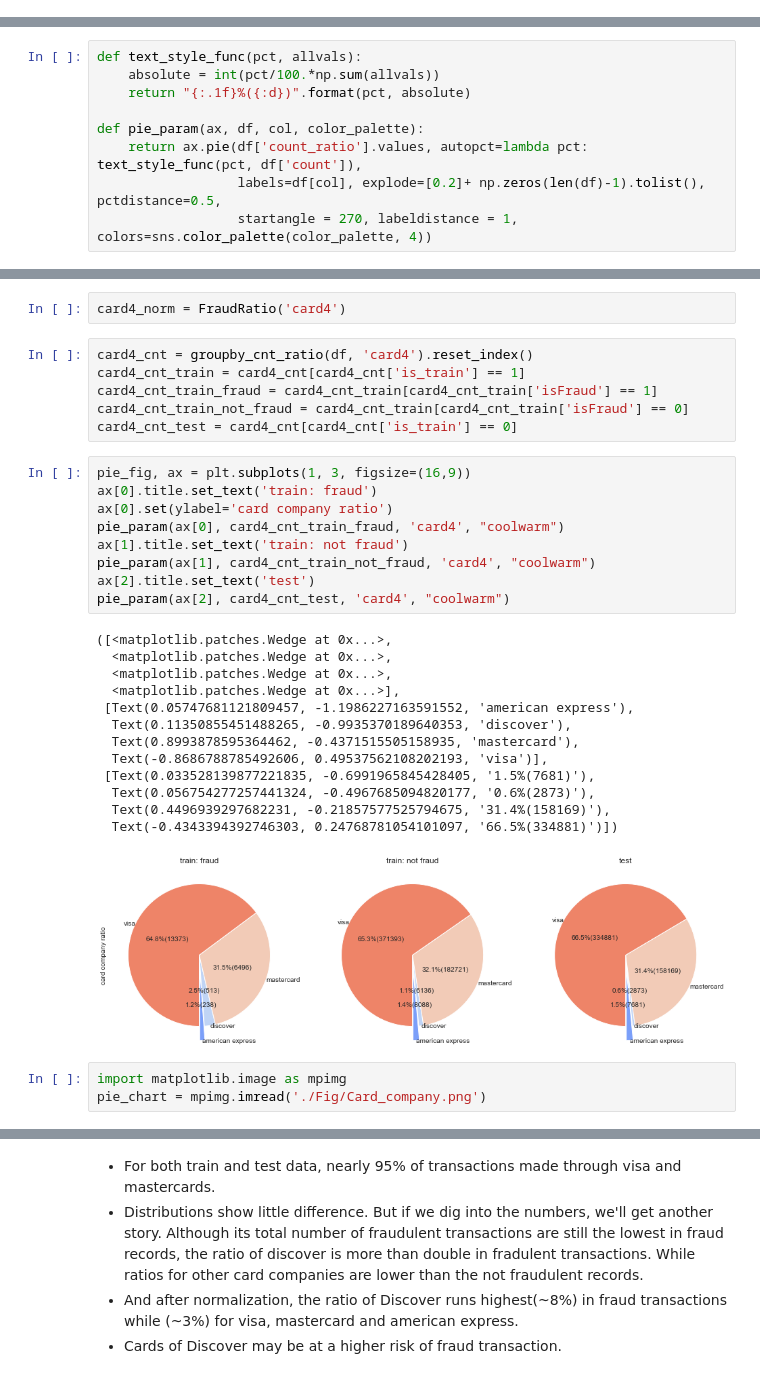
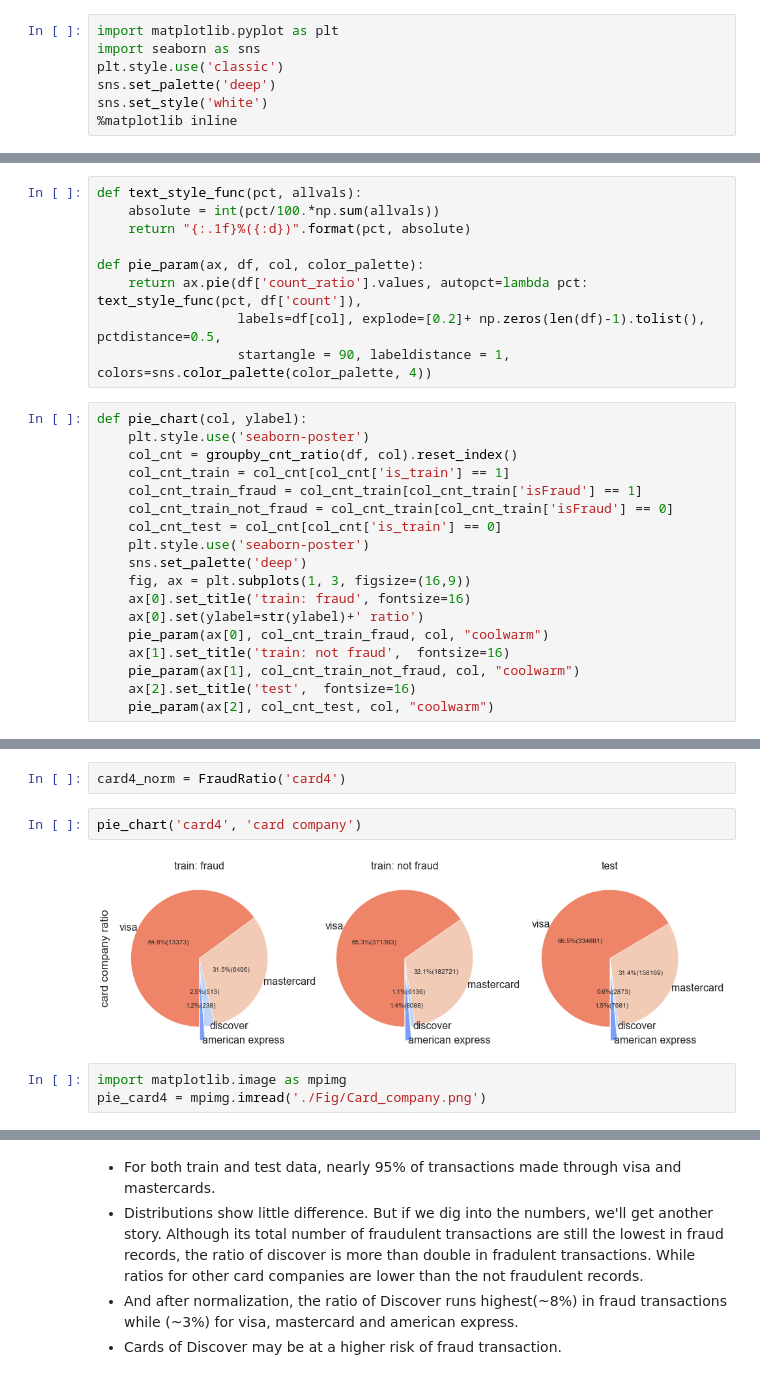
Before and after one commit to xinquan-wang/IEEE-CIS_Fraud_Detection, a Jupyter notebook: IEEE-CIS Fraud Detection.ipynb, the cells around one changed output, grey strips where cells are left out. Cells and saved outputs as stored; diff of their text form.

```diff
--- a/IEEE-CIS Fraud Detection.ipynb
+++ b/IEEE-CIS Fraud Detection.ipynb
@@ -41,6 +41,13 @@ plt.style.use('classic')
 sns.set_palette('deep')
 sns.set_style('white')
 %matplotlib inline
+# %%
+import matplotlib.pyplot as plt
+import seaborn as sns
+plt.style.use('classic')
+sns.set_palette('deep')
+sns.set_style('white')
+%matplotlib inline
 # %%
 print(plt.style.available)
 # %% [output]
@@ -311,4 +256,22 @@ def text_style_func(pct, allvals):
 def pie_param(ax, df, col, color_palette):
     return ax.pie(df['count_ratio'].values, autopct=lambda pct: text_style_func(pct, df['count']),
                   labels=df[col], explode=[0.2]+ np.zeros(len(df)-1).tolist(), pctdistance=0.5,
-                  startangle = 270, labeldistance = 1, colors=sns.color_palette(color_palette, 4))
+                  startangle = 90, labeldistance = 1, colors=sns.color_palette(color_palette, 4))
+# %%
+def pie_chart(col, ylabel):
+    plt.style.use('seaborn-poster')
+    col_cnt = groupby_cnt_ratio(df, col).reset_index()
+    col_cnt_train = col_cnt[col_cnt['is_train'] == 1]
+    col_cnt_train_fraud = col_cnt_train[col_cnt_train['isFraud'] == 1]
+    col_cnt_train_not_fraud = col_cnt_train[col_cnt_train['isFraud'] == 0]
+    col_cnt_test = col_cnt[col_cnt['is_train'] == 0]
+    plt.style.use('seaborn-poster')
+    sns.set_palette('deep')
+    fig, ax = plt.subplots(1, 3, figsize=(16,9))
+    ax[0].set_title('train: fraud', fontsize=16)
+    ax[0].set(ylabel=str(ylabel)+' ratio')
+    pie_param(ax[0], col_cnt_train_fraud, col, "coolwarm")
+    ax[1].set_title('train: not fraud',  fontsize=16)
+    pie_param(ax[1], col_cnt_train_not_fraud, col, "coolwarm")
+    ax[2].set_title('test',  fontsize=16)
+    pie_param(ax[2], col_cnt_test, col, "coolwarm")
@@ -454,35 +460,10 @@ groupby_cnt_ratio(df, 'card4')
 |  |  | visa | 13373 | 0.648482 |
 # %%
 card4_norm = FraudRatio('card4')
-# %%
-card4_cnt = groupby_cnt_ratio(df, 'card4').reset_index()
-card4_cnt_train = card4_cnt[card4_cnt['is_train'] == 1]
-card4_cnt_train_fraud = card4_cnt_train[card4_cnt_train['isFraud'] == 1]
-card4_cnt_train_not_fraud = card4_cnt_train[card4_cnt_train['isFraud'] == 0]
-card4_cnt_test = card4_cnt[card4_cnt['is_train'] == 0]
-# %%
-pie_fig, ax = plt.subplots(1, 3, figsize=(16,9))
-ax[0].title.set_text('train: fraud')
-ax[0].set(ylabel='card company ratio')
-pie_param(ax[0], card4_cnt_train_fraud, 'card4', "coolwarm")
-ax[1].title.set_text('train: not fraud')
-pie_param(ax[1], card4_cnt_train_not_fraud, 'card4', "coolwarm")
-ax[2].title.set_text('test')
-pie_param(ax[2], card4_cnt_test, 'card4', "coolwarm")
-# %% [output]
-([<matplotlib.patches.Wedge at 0x...>,
-  <matplotlib.patches.Wedge at 0x...>,
-  <matplotlib.patches.Wedge at 0x...>,
-  <matplotlib.patches.Wedge at 0x...>],
- [Text(0.05747681121809457, -1.1986227163591552, 'american express'),
-  Text(0.11350855451488265, -0.9935370189640353, 'discover'),
-  Text(0.8993878595364462, -0.4371515505158935, 'mastercard'),
-  Text(-0.8686788785492606, 0.49537562108202193, 'visa')],
- [Text(0.033528139877221835, -0.6991965845428405, '1.5%(7681)'),
-  Text(0.056754277257441324, -0.4967685094820177, '0.6%(2873)'),
-  Text(0.4496939297682231, -0.21857577525794675, '31.4%(158169)'),
-  Text(-0.4343394392746303, 0.24768781054101097, '66.5%(334881)')])
-[figure, removed]
+# %%
+pie_chart('card4', 'card company')
+# %% [output]
+[figure, added]
 # %%
 import matplotlib.image as mpimg
-pie_chart = mpimg.imread('./Fig/Card_company.png')
+pie_card4 = mpimg.imread('./Fig/Card_company.png')
```
Also changed, not shown: parts of 22 cells of this notebook, 3 other files.
